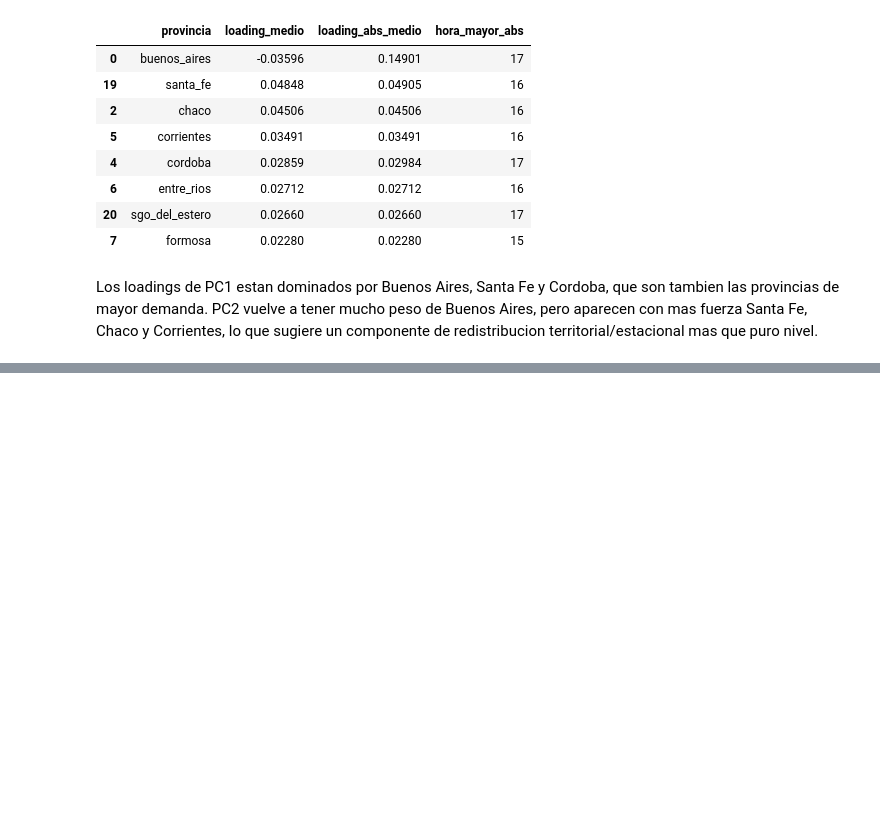
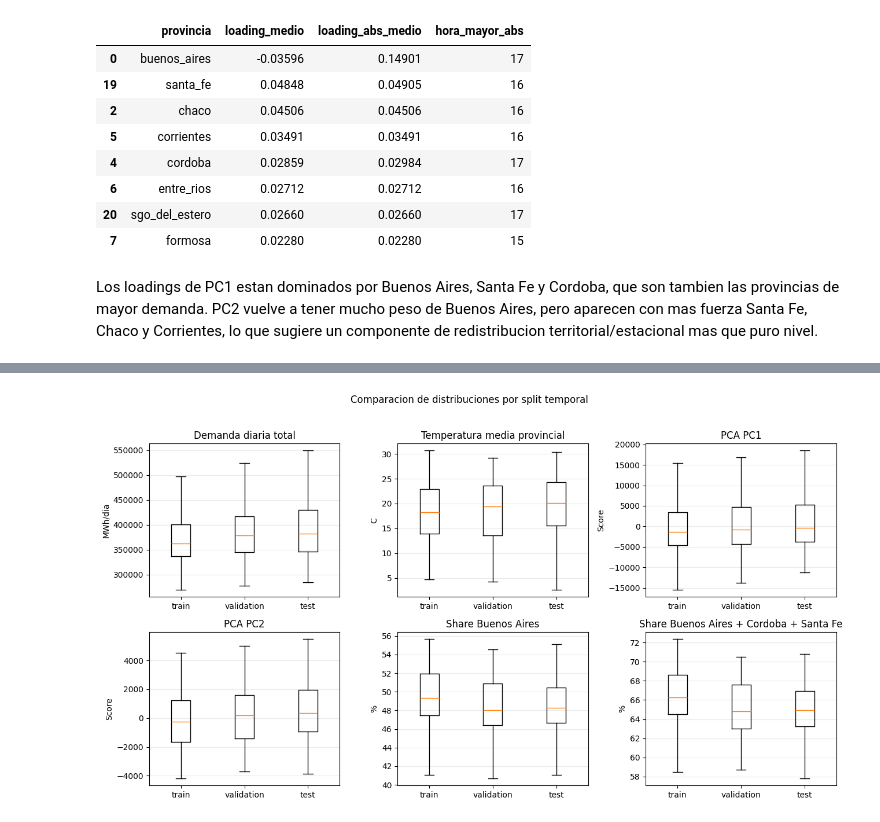
Before and after one commit to biancapaz/tp_final_ml, a Jupyter notebook: provincias/notebooks/eda_provincial.ipynb, the cells around one changed output, grey strips where cells are left out. Saved outputs shown, nothing was run; the diff lists cells and outputs as text; code cells hidden in the pictures; blank space fills up the shorter version.

Commit message:
Agrego análisis adicional al eda: comparación splits, analisis grupos para baseline y KDE, loadings PCA por provincia y hora, efecto calendario provincial

```diff
--- a/provincias/notebooks/eda_provincial.ipynb
+++ b/provincias/notebooks/eda_provincial.ipynb
@@ -501,0 +513,10 @@ Los loadings de PC1 estan dominados por Buenos Aires, Santa Fe y Cordoba, que so
+# %%
+split_diagnostics = build_split_diagnostics(hourly_demand, climate_daily, pca_result)
+split_diagnostics.groupby("split")[[
+    "demanda_total_mwh",
+    "temp_media_pais",
+    "PC1",
+    "PC2",
+    "buenos_aires",
+    "share_top3_pct",
+]].median().round(2)
@@ -501,0 +529,4 @@ Los loadings de PC1 estan dominados por Buenos Aires, Santa Fe y Cordoba, que so
+# %%
+plot_split_diagnostics(split_diagnostics);
+# %% [output]
+[figure, added]
```
Also changed, not shown: parts of 17 cells of this notebook, 4 other files.
